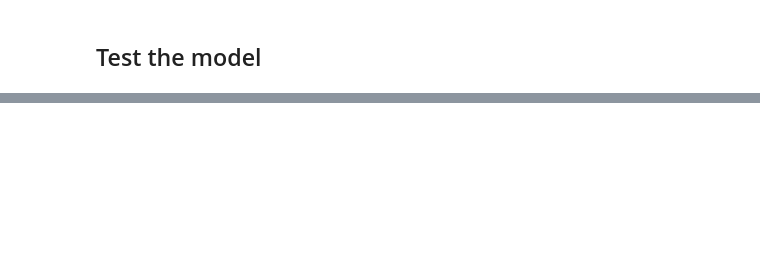
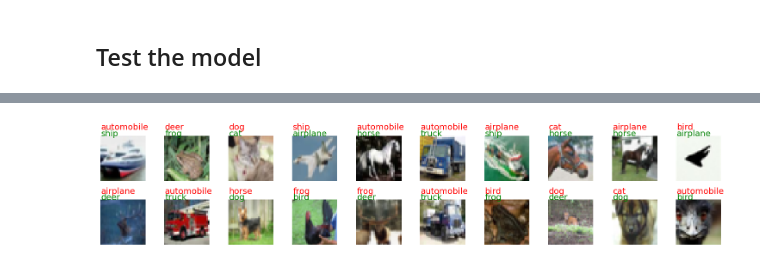
Before and after one commit to fcoelhomrc/MachineLearning, a Jupyter notebook: TAAPC_Exercises/nn.ipynb, the cells around one changed output, grey strips where cells are left out. Saved outputs shown, nothing was run; the diff lists cells and outputs as text; code cells hidden in the pictures; blank space fills up the shorter version.

```diff
--- a/TAAPC_Exercises/nn.ipynb
+++ b/TAAPC_Exercises/nn.ipynb
@@ -67,9 +121,15 @@ def showErrors(model, x_test, y_test, width, height):
     plt.figure(figsize=(15, 15))
     for ind, val in enumerate(test_wrong[:20]):
         plt.subplot(10, 10, ind + 1)
-        im = 1 - val[0].reshape((width,height,3))
+
+        predictLabel = label_dict[val[1]]
+        correctLabel = label_dict[val[2]]
+
+        im = val[0].reshape((width,height,3))
         plt.axis("off")
-        plt.text(0, 0, val[2], fontsize=14, color='green') # correct
-        plt.text(8, 0, val[1], fontsize=14, color='red')  # predicted
+        plt.text(0, -0.5, correctLabel, fontsize=14, color='green') # correct
+        plt.text(0, -5.0, predictLabel, fontsize=14, color='red')  # predicted
+
         plt.imshow(im, cmap='gray')
+    plt.tight_layout()
     plt.show()
@@ -77,0 +136,3 @@ TODO
+# %%
+showErrors(model, x_test, y_test, width, height)
+# %% [output]
@@ -77,0 +140 @@ TODO
+[figure, added]
```
Also changed, not shown: parts of 19 cells of this notebook.
